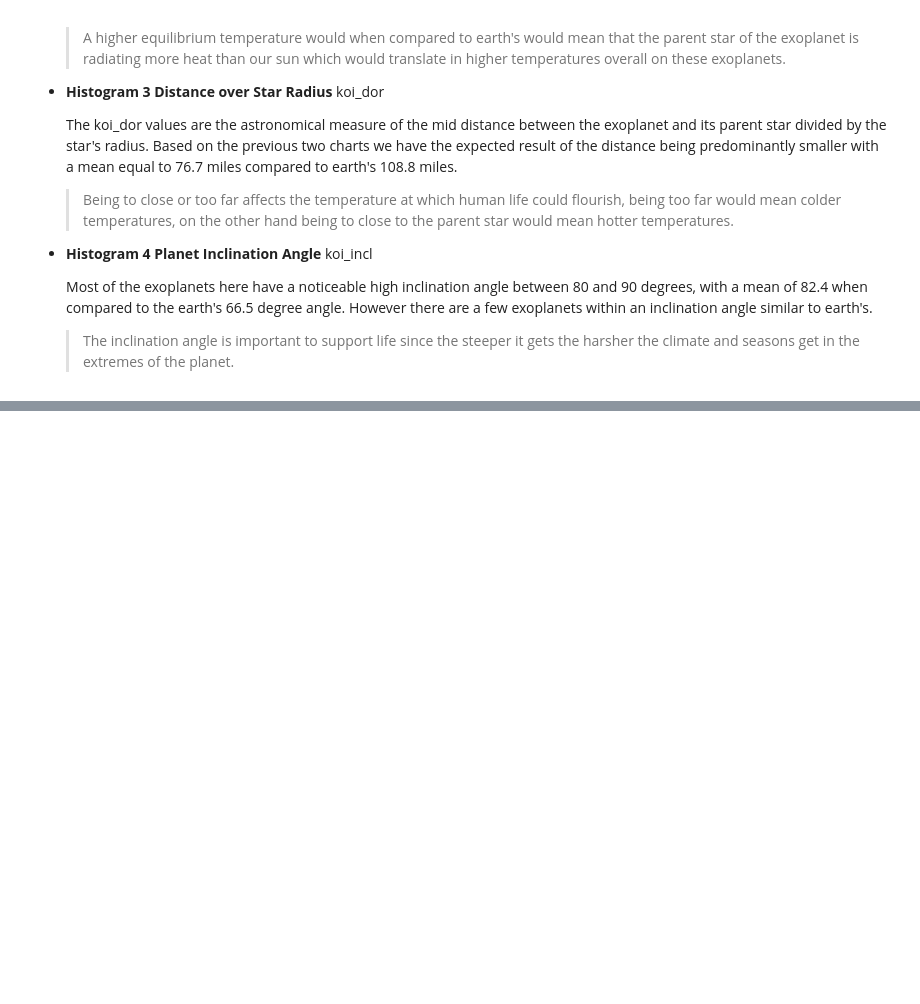
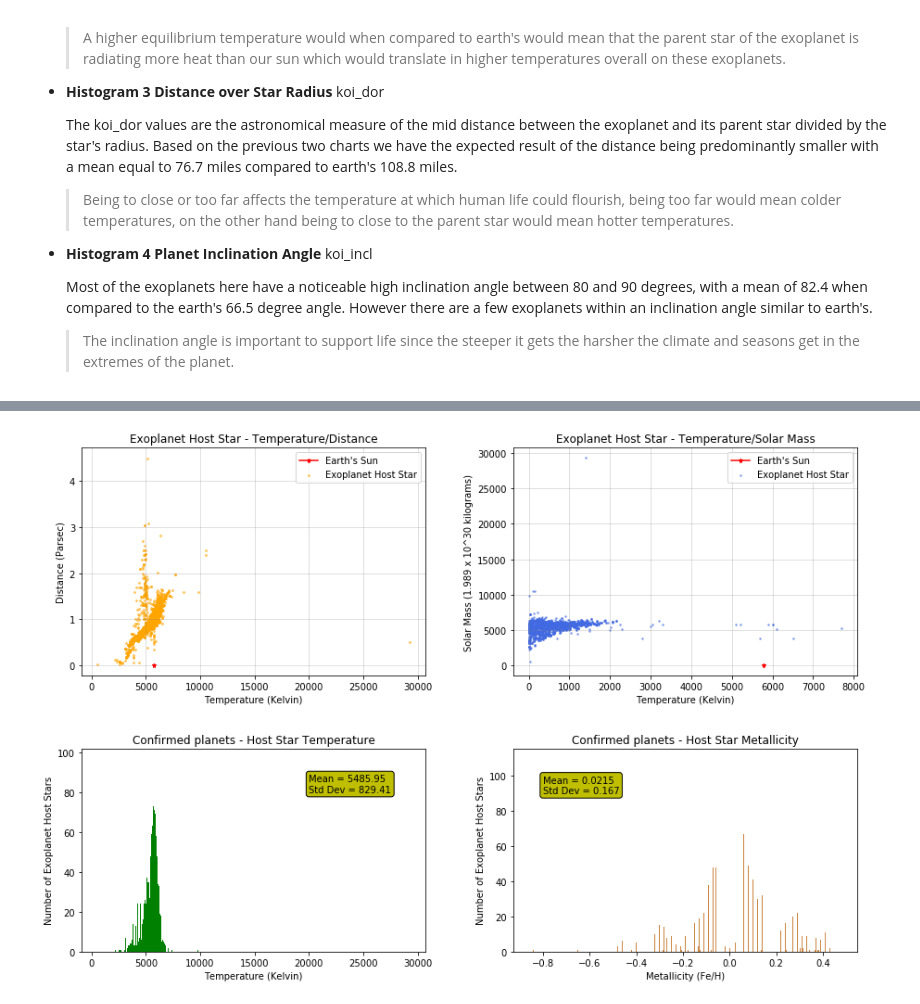
Before and after one commit to aelf2028/KeplerExoplanetSearch, a Jupyter notebook: exoplanet_project.ipynb, the cells around one changed output, grey strips where cells are left out. Saved outputs shown, nothing was run; the diff lists cells and outputs as text; code cells hidden in the pictures; blank space fills up the shorter version.

Commit message:
Add files via upload
added my graphs and descriptions

```diff
--- a/exoplanet_project.ipynb
+++ b/exoplanet_project.ipynb
@@ -196,0 +213,46 @@ The description of the following histograms above is based on all the exoplanets
+# %%
+df2 = pd.read_csv('oec.csv', sep=',')
+Confirmed = df2[df2['ListsPlanetIsOn'] == 'Confirmed planets']
+temp = Confirmed['HostStarTempK']
+mass = Confirmed['DistFromSunParsec']
+dist = Confirmed['HostStarMassSlrMass']
+metal = Confirmed['HostStarMetallicity']
+
+gs = plt.GridSpec(21,20, wspace=0.3, hspace=10)
+fig = plt.figure(figsize=(15,10))
+ax1 = plt.subplot(gs[:10,:9])
+ax2 = plt.subplot(gs[:10,11:])
+ax3 = plt.subplot(gs[12:,:9])
+ax4 = plt.subplot(gs[12:,11:])
+
+ax1.grid(color='grey', linestyle='-', linewidth=1, alpha=0.25)
+ax1.scatter(temp,dist, alpha=0.5, color='orange', marker='.', s=15, label='Exoplanet Host Star')
+ax1.plot([5778], [0.000004848], marker='*', markersize=5, color="red", label="Earth's Sun")
+ax1.set_title('Exoplanet Host Star - Temperature/Distance')
+ax1.set_xlabel('Temperature (Kelvin)')
+ax1.set_ylabel('Distance (Parsec)')
+ax1.legend()
+
+ax2.grid(color='grey', linestyle='-', linewidth=1, alpha=0.25)
+ax2.scatter(mass,temp, alpha=0.5, color='royalblue', marker='.', s=10, label='Exoplanet Host Star')
+ax2.plot([5778],[1], marker='*', markersize=5, color="red", label="Earth's Sun")
+ax2.set_title('Exoplanet Host Star - Temperature/Solar Mass')
+ax2.set_xlabel('Temperature (Kelvin)')
+ax2.set_ylabel('Solar Mass (1.989 x 10^30 kilograms)')
+ax2.legend()
+
+ax3.hist(temp, bins=1000, label='Temperature', color='green')
+ax3.set_title('Confirmed planets - Host Star Temperature')
+ax3.set_ylabel('Number of Exoplanet Host Stars')
+ax3.set_xlabel('Temperature (Kelvin)')
+ax3.text(20000,80, "Mean = 5485.95 \nStd Dev = 829.41", size=10, bbox={'facecolor':'y', 'boxstyle':'round'})
+
+ax4.hist(metal, bins=1000, label='Metallicity', color='peru')
+ax4.set_title('Confirmed planets - Host Star Metallicity')
+ax4.set_ylabel('Number of Exoplanet Host Stars')
+ax4.set_xlabel('Metallicity (Fe/H)')
+ax4.text(-0.8,90, "Mean = 0.0215 \nStd Dev = 0.167", size=10, bbox={'facecolor':'y', 'boxstyle':'round'})
+
+plt.show()
+# %% [output]
+[figure, added]
```
Also changed, not shown: parts of 1 cell of this notebook.
